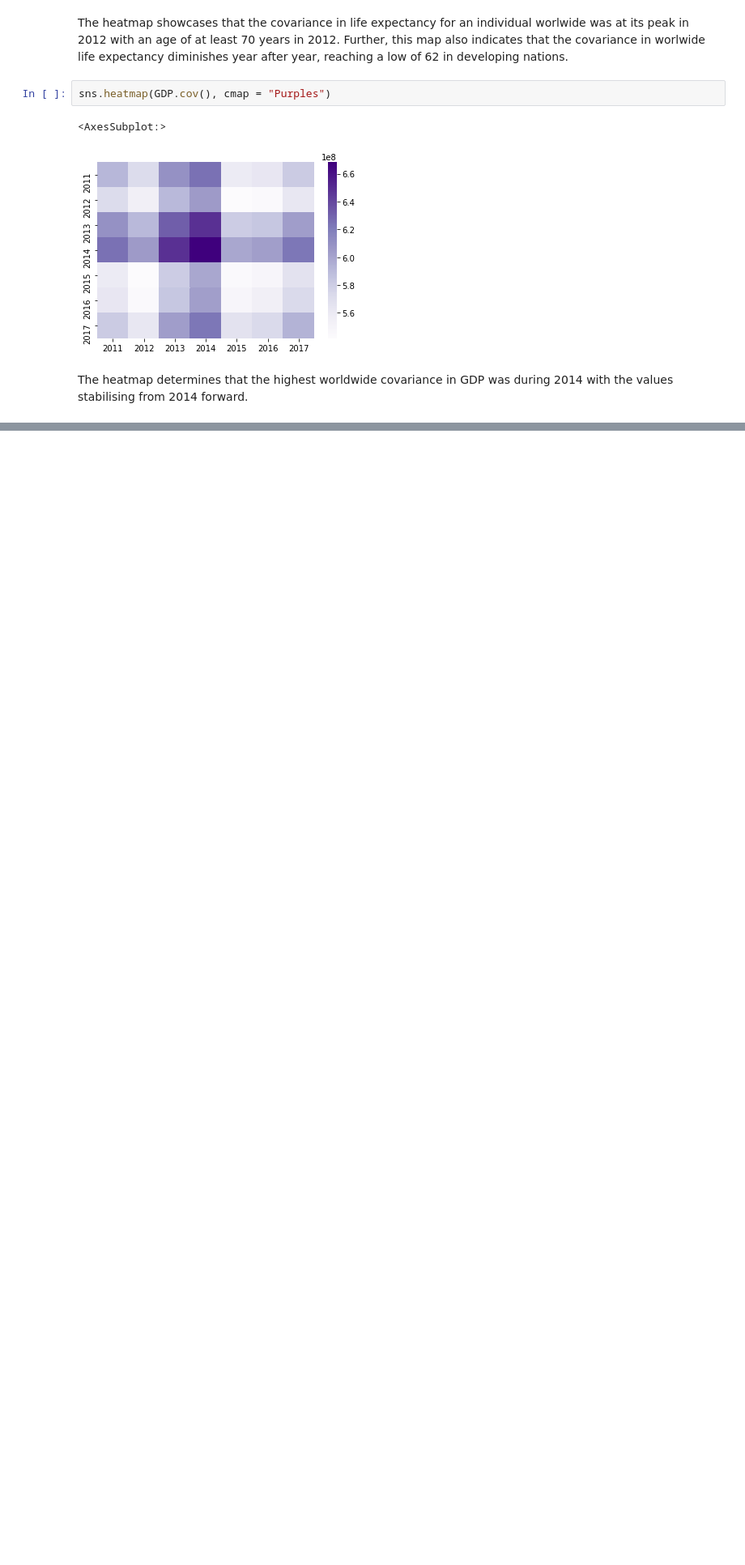
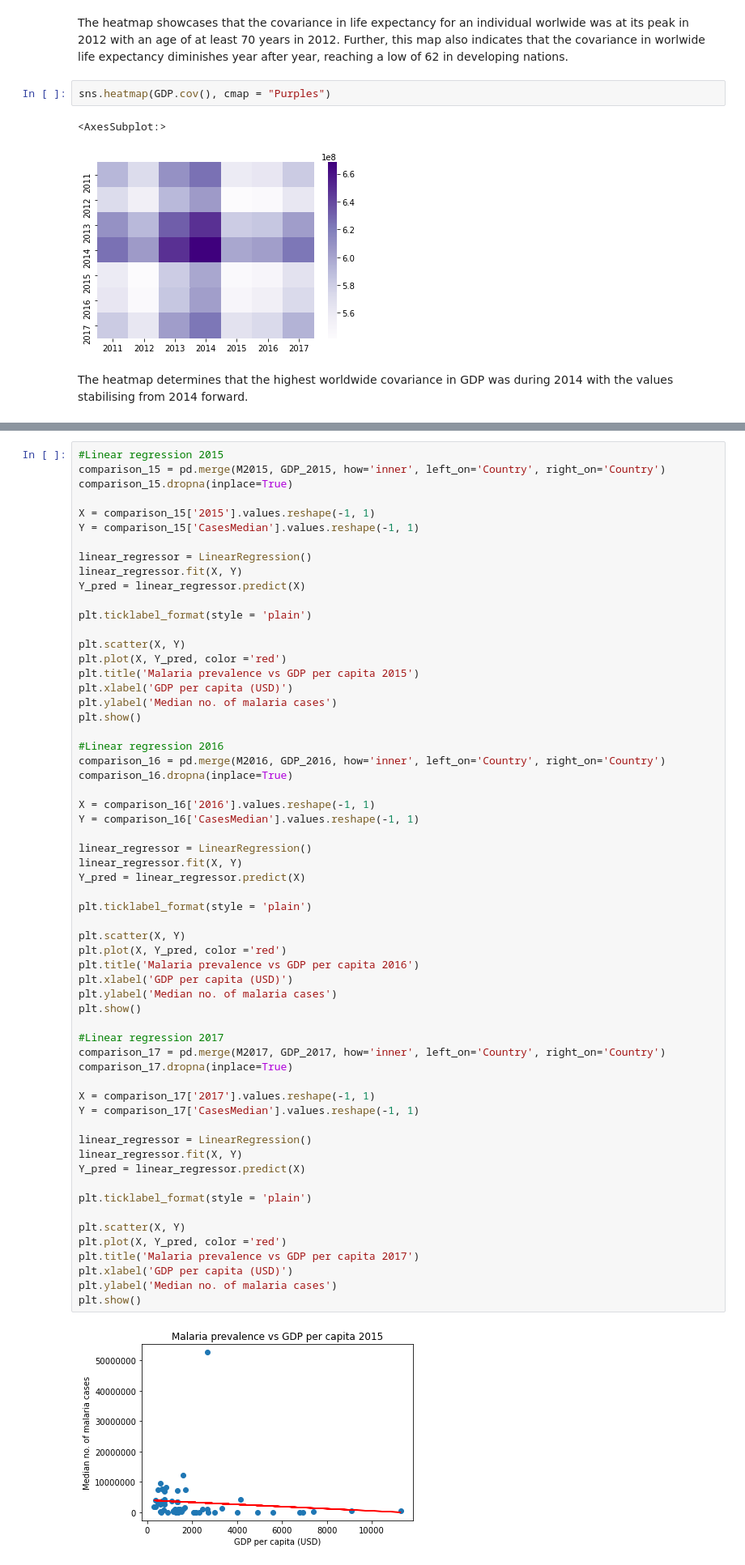
Before and after one commit to Michael-Kneale/COMP2200-Group-Project, a Jupyter notebook: main_report.ipynb, the cells around one changed output, grey strips where cells are left out. Shown at 81% size. Saved outputs shown, nothing was run; the diff lists cells and outputs as text; blank space fills up the shorter version.

Commit message:
Made significant progress on GDP linear regression models

```diff
--- a/main_report.ipynb
+++ b/main_report.ipynb
@@ -463,0 +437,62 @@ plt.show()
+# %%
+#Linear regression 2015
+comparison_15 = pd.merge(M2015, GDP_2015, how='inner', left_on='Country', right_on='Country')
+comparison_15.dropna(inplace=True)
+
+X = comparison_15['2015'].values.reshape(-1, 1)
+Y = comparison_15['CasesMedian'].values.reshape(-1, 1)
+
+linear_regressor = LinearRegression()
+linear_regressor.fit(X, Y)
+Y_pred = linear_regressor.predict(X)
+
+plt.ticklabel_format(style = 'plain')
+
+plt.scatter(X, Y)
+plt.plot(X, Y_pred, color ='red')
+plt.title('Malaria prevalence vs GDP per capita 2015')
+plt.xlabel('GDP per capita (USD)')
+plt.ylabel('Median no. of malaria cases')
+plt.show()
+
+#Linear regression 2016
+comparison_16 = pd.merge(M2016, GDP_2016, how='inner', left_on='Country', right_on='Country')
+comparison_16.dropna(inplace=True)
+
+X = comparison_16['2016'].values.reshape(-1, 1)
+Y = comparison_16['CasesMedian'].values.reshape(-1, 1)
+
+linear_regressor = LinearRegression()
+linear_regressor.fit(X, Y)
+Y_pred = linear_regressor.predict(X)
+
+plt.ticklabel_format(style = 'plain')
+
+plt.scatter(X, Y)
+plt.plot(X, Y_pred, color ='red')
+plt.title('Malaria prevalence vs GDP per capita 2016')
+plt.xlabel('GDP per capita (USD)')
+plt.ylabel('Median no. of malaria cases')
+plt.show()
+
+#Linear regression 2017
+comparison_17 = pd.merge(M2017, GDP_2017, how='inner', left_on='Country', right_on='Country')
+comparison_17.dropna(inplace=True)
+
+X = comparison_17['2017'].values.reshape(-1, 1)
+Y = comparison_17['CasesMedian'].values.reshape(-1, 1)
+
+linear_regressor = LinearRegression()
+linear_regressor.fit(X, Y)
+Y_pred = linear_regressor.predict(X)
+
+plt.ticklabel_format(style = 'plain')
+
+plt.scatter(X, Y)
+plt.plot(X, Y_pred, color ='red')
+plt.title('Malaria prevalence vs GDP per capita 2017')
+plt.xlabel('GDP per capita (USD)')
+plt.ylabel('Median no. of malaria cases')
+plt.show()
+# %% [output]
+[figure, added]
```
Also changed, not shown: parts of 9 cells of this notebook.
